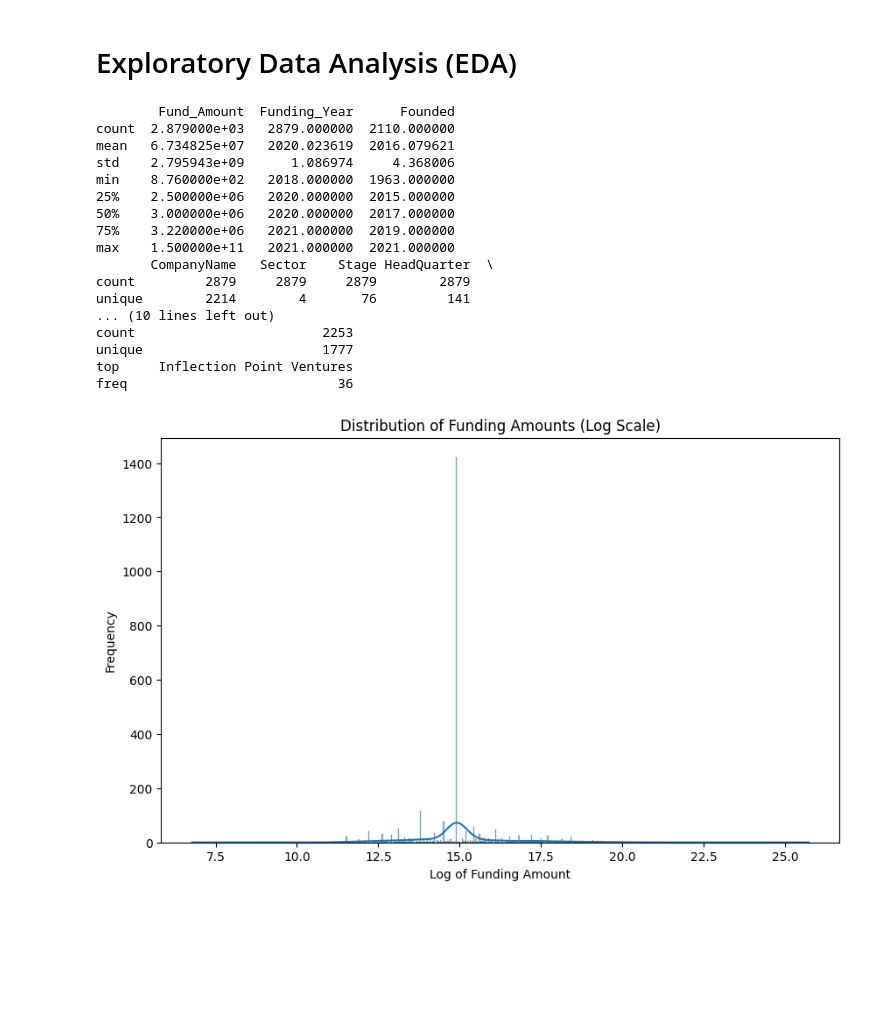
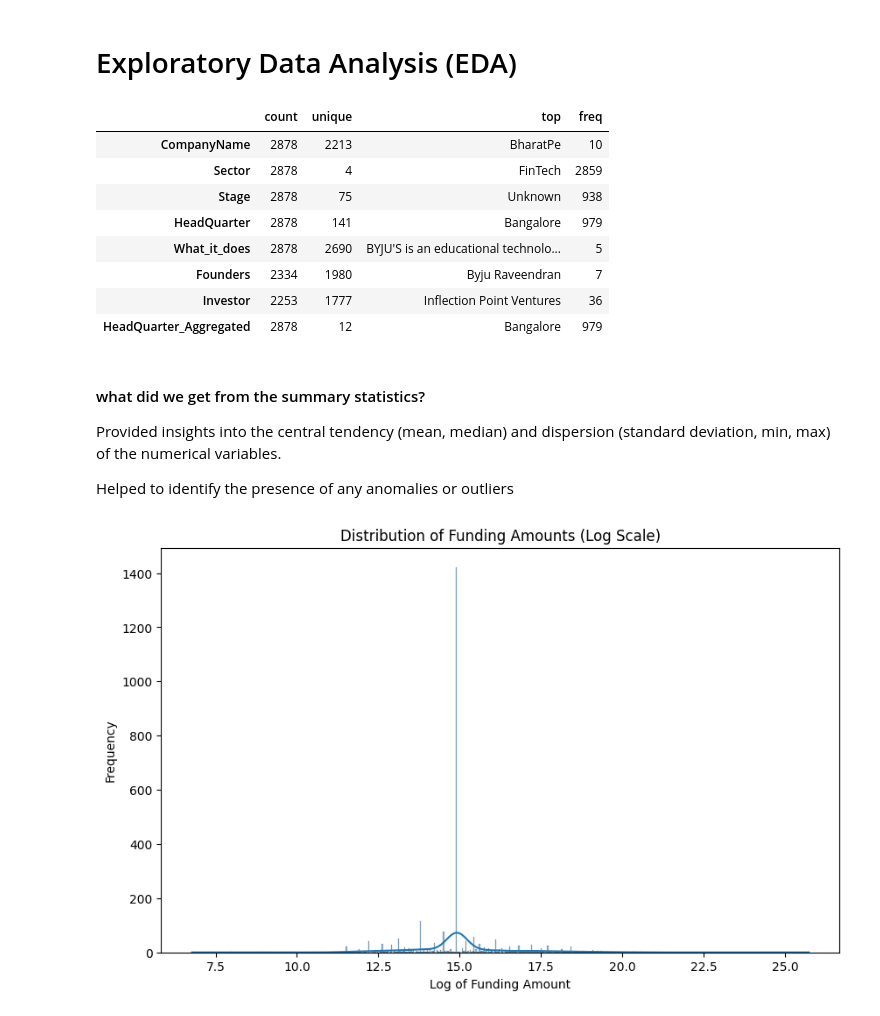
Before and after one commit to Safowaa/India-Start-Up-Funding-Data-Analysis, a Jupyter notebook: Main.ipynb, the cells around one changed output. Saved outputs shown, nothing was run; the diff lists cells and outputs as text; code cells hidden in the pictures; blank space fills up the shorter version.

```diff
--- a/Main.ipynb
+++ b/Main.ipynb
@@ -498,0 +530,6 @@ combined21_18["Sector"] = combined21_18["Sector"].apply(lambda x: most_common_se
+# %%
+# display option to show all rows
+pd.set_option('display.max_rows', None)
+
+# Print the entire Sector column to see its contents
+# print(combined21_18['Sector'])
@@ -543,28 +611,25 @@ combined21_18.to_csv("clean_data.csv", index=False)
 # Exploratory Data Analysis (EDA)
 # %%
 # Summary statistics for numerical columns
-print(combined21_18.describe())
+combined21_18.describe().T
 
 # Summary statistics for categorical columns
-print(combined21_18.describe(include=['object']))
+combined21_18.describe(include=['object']).T
 # %% [output]
-        Fund_Amount  Funding_Year      Founded
-count  2.879000e+03   2879.000000  2110.000000
-mean   6.734825e+07   2020.023619  2016.079621
-std    2.795943e+09      1.086974     4.368006
-min    8.760000e+02   2018.000000  1963.000000
-25%    2.500000e+06   2020.000000  2015.000000
-50%    3.000000e+06   2020.000000  2017.000000
-75%    3.220000e+06   2021.000000  2019.000000
-max    1.500000e+11   2021.000000  2021.000000
-       CompanyName   Sector    Stage HeadQuarter  \
-count         2879     2879     2879        2879
-unique        2214        4       76         141
-... (10 lines left out)
-count                        2253
-unique                       1777
-top     Inflection Point Ventures
-freq                           36
+|  | count | unique | top | freq |
+| CompanyName | 2878 | 2213 | BharatPe | 10 |
+| Sector | 2878 | 4 | FinTech | 2859 |
+| Stage | 2878 | 75 | Unknown | 938 |
+| HeadQuarter | 2878 | 141 | Bangalore | 979 |
+| What_it_does | 2878 | 2690 | BYJU'S is an educational technolo... | 5 |
+| Founders | 2334 | 1980 | Byju Raveendran | 7 |
+| Investor | 2253 | 1777 | Inflection Point Ventures | 36 |
+| HeadQuarter_Aggregated | 2878 | 12 | Bangalore | 979 |
+# %% [markdown]
+#### what did we get from the summary statistics?
+Provided insights into the central tendency (mean, median) and dispersion (standard deviation, min, max) of the numerical variables.
+
+Helped to identify the presence of any anomalies or outliers
 # %%
 
 # Distribution of Funding Amounts with log transformation
```
Also changed, not shown: parts of 18 cells of this notebook.
